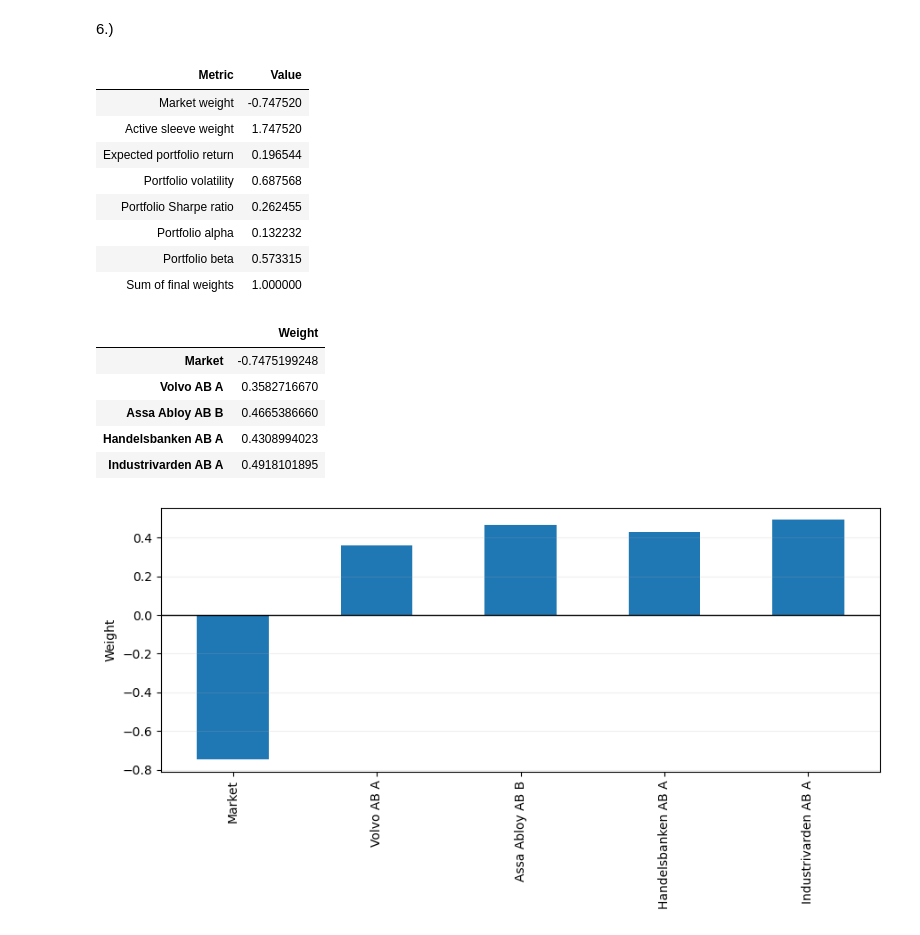
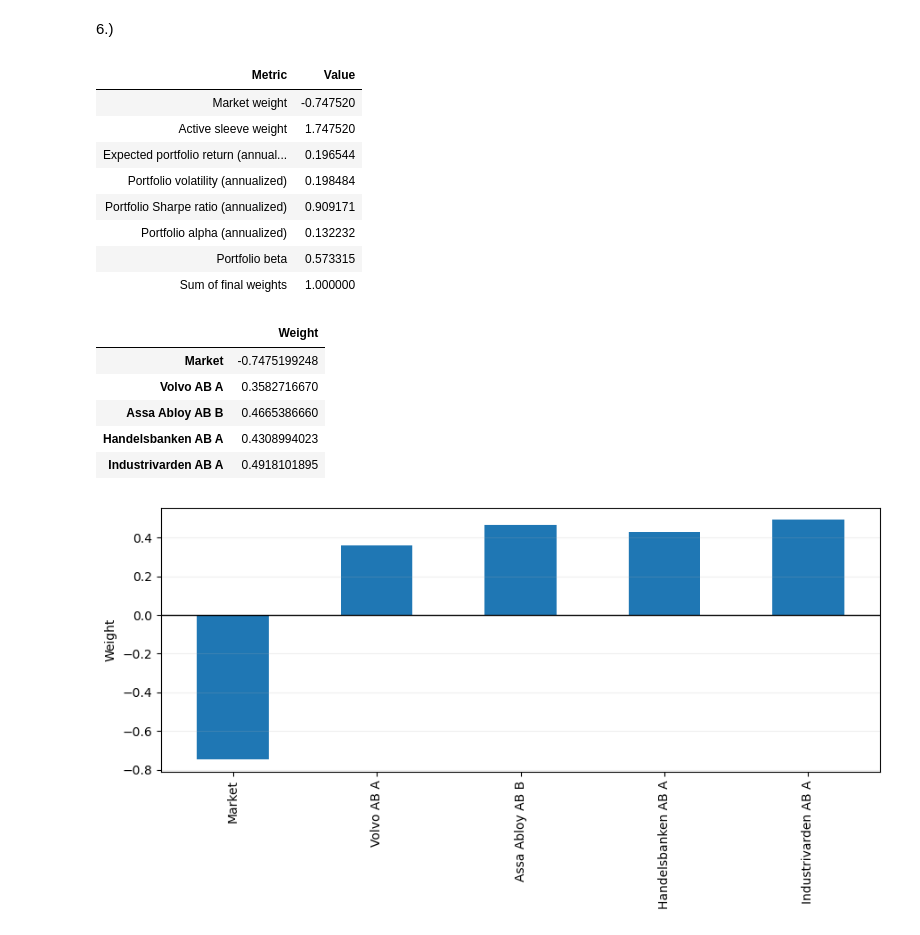
Before and after one commit to uvangludvig-ship-it/Investment_managment_python, a Jupyter notebook: koddelen_version3.ipynb, the cells around one changed output. Saved outputs shown, nothing was run; the diff lists cells and outputs as text; code cells hidden in the pictures.

```diff
--- a/koddelen_version3.ipynb
+++ b/koddelen_version3.ipynb
@@ -822,13 +822,13 @@ plt.show()
 # %% [markdown]
 6.)
 # %%
+
+
 names = ["Volvo AB A", "Assa Abloy AB B", "Handelsbanken AB A", "Industrivarden AB A"]
 
 rets = pd.read_excel("project Stocks_2026.xlsx", sheet_name="return")
-f = pd.read_excel("project Factors_2026.xlsx")
+f    = pd.read_excel("project Factors_2026.xlsx")
 
-f[["rf","rm_rf","smb_vw","hml_vw"]] *= 12
-rets.iloc[:,3:] *= 12
 
 f = f.rename(columns={"year":"Year","month":"Month"})
 data = rets.merge(f[["Year","Month","rf","rm_rf"]], on=["Year","Month"], how="inner")
@@ -837,22 +837,23 @@ Rm = pd.to_numeric(data["rm_rf"], errors="coerce")
 Rf = pd.to_numeric(data["rf"], errors="coerce")
 
 mu_Rf = Rf.mean()
-mu_Rm_excess = Rm.mean()
-var_Rm = Rm.var()
+mu_Rm = Rm.mean()
+var_Rm = Rm.var(ddof=1)
+
 
 rows = []
 for s in names:
     Ri_excess = pd.to_numeric(data[s], errors="coerce") - Rf
     fit = sm.OLS(Ri_excess, sm.add_constant(Rm), missing="drop").fit()
-
     rows.append({
         "Asset": s,
         "alpha": fit.params.get("const", np.nan),
-        "beta": fit.params.get("rm_rf", np.nan),
+        "beta":  fit.params.get("rm_rf", np.nan),
         "sig2_eps": np.var(fit.resid, ddof=1)
     })
 
 est = pd.DataFrame(rows).set_index("Asset")
+
 
 est["score"] = est["alpha"] / est["sig2_eps"]
 est["w_active"] = est["score"] / est["score"].sum()
@@ -861,76 +862,69 @@ alpha_A = (est["w_active"] * est["alpha"]).sum()
 beta_A  = (est["w_active"] * est["beta"]).sum()
 sig2e_A = ((est["w_active"]**2) * est["sig2_eps"]).sum()
 
-wA0 = (alpha_A / sig2e_A) / (mu_Rm_excess / var_Rm)
+
+wA0 = (alpha_A / sig2e_A) / (mu_Rm / var_Rm)
+
 wA_star = wA0 / (1 + (1 - beta_A) * wA0)
 wM_star = 1 - wA_star
+
 
 est["final_weight"] = wA_star * est["w_active"]
 
 weights_table = pd.DataFrame(
     {"Weight": [wM_star] + [est.loc[s, "final_weight"] for s in names]},
     index=["Market"] + names
 )
 
-asset_returns = data[names].apply(pd.to_numeric, errors="coerce")
-realized_port_ret = asset_returns.mul(est["final_weight"], axis=1).sum(axis=1) + wM_star * (Rf + Rm)
-realized_port_excess = realized_port_ret - Rf
-
-mu_mkt_total = mu_Rf + mu_Rm_excess
-sigma_mkt = Rm.std()
-
-alpha_p = (est["final_weight"] * est["alpha"]).sum()
-beta_p = wM_star + (est["final_weight"] * est["beta"]).sum()
+alpha_p_m = (est["final_weight"] * est["alpha"]).sum()
+beta_p    = wM_star + (est["final_weight"] * est["beta"]).sum()
 sig2_eps_p = ((est["final_weight"]**2) * est["sig2_eps"]).sum()
 
-exp_excess_p = alpha_p + beta_p * mu_Rm_excess
-exp_total_p = mu_Rf + exp_excess_p
-var_p = (beta_p**2) * var_Rm + sig2_eps_p
-sigma_p = np.sqrt(var_p)
-sharpe_p = exp_excess_p / sigma_p if sigma_p != 0 else np.nan
+exp_excess_p_m = alpha_p_m + beta_p * mu_Rm
+exp_total_p_m  = mu_Rf + exp_excess_p_m
+var_p_m = (beta_p**2) * var_Rm + sig2_eps_p
+sigma_p_m = np.sqrt(var_p_m)
+sharpe_m = exp_excess_p_m / sigma_p_m if sigma_p_m != 0 else np.nan
+
+
+exp_total_p_ann = 12 * exp_total_p_m
+sigma_p_ann = np.sqrt(12) * sigma_p_m
+alpha_p_ann = 12 * alpha_p_m
+sharpe_ann = (12 * exp_excess_p_m) / (np.sqrt(12) * sigma_p_m) if sigma_p_m != 0 else np.nan
 
 summary = pd.DataFrame({
     "Metric": [
-        "Market weight",
-        "Active sleeve weight",
-        "Expected portfolio return",
-        "Portfolio volatility",
-        "Portfolio Sharpe ratio",
-        "Portfolio alpha",
-        "Portfolio beta",
-        "Sum of final weights"
+        "Market weight", "Active sleeve weight",
+        "Expected portfolio return (annualized)", "Portfolio volatility (annualized)",
+        "Portfolio Sharpe ratio (annualized)", "Portfolio alpha (annualized)",
+        "Portfolio beta", "Sum of final weights"
     ],
     "Value": [
-        wM_star,
-        wA_star,
-        exp_total_p,
-        sigma_p,
-        sharpe_p,
-        alpha_p,
-        beta_p,
-        weights_table["Weight"].sum()
+        wM_star, wA_star,
+        exp_total_p_ann, sigma_p_ann,
+        sharpe_ann, alpha_p_ann,
+        beta_p, weights_table["Weight"].sum()
     ]
 })
 
 display(summary.style.hide(axis="index").format({"Value": "{:.6f}"}))
-
 display(weights_table.style.format({"Weight": "{:.10f}"}))
 
 plt.figure(figsize=(9,4.8))
 weights_table["Weight"].plot(kind="bar")
 plt.axhline(0, linewidth=1, color="black")
 plt.ylabel("Weight")
 plt.grid(True, axis="y", alpha=0.2)
 plt.tight_layout()
 plt.show()
 # %% [output]
 | Metric | Value |
 | Market weight | -0.747520 |
 | Active sleeve weight | 1.747520 |
-| Expected portfolio return | 0.196544 |
-| Portfolio volatility | 0.687568 |
-| Portfolio Sharpe ratio | 0.262455 |
-| Portfolio alpha | 0.132232 |
+| Expected portfolio return (annual... | 0.196544 |
+| Portfolio volatility (annualized) | 0.198484 |
+| Portfolio Sharpe ratio (annualized) | 0.909171 |
+| Portfolio alpha (annualized) | 0.132232 |
 | Portfolio beta | 0.573315 |
 | Sum of final weights | 1.000000 |
 |  | Weight |
```
Also changed, not shown: 1 other file.
